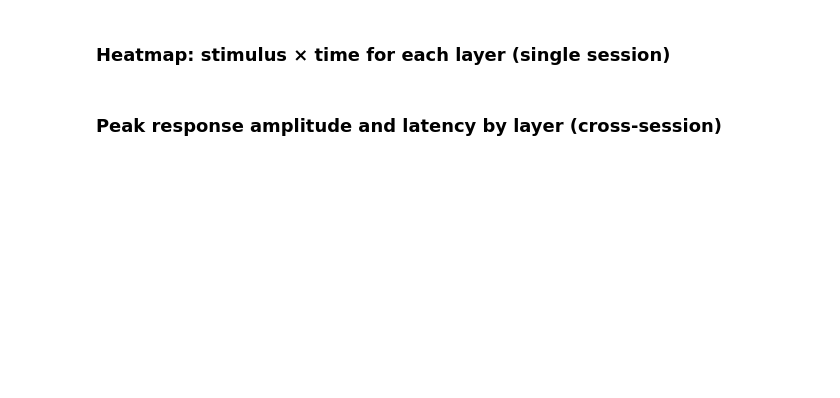
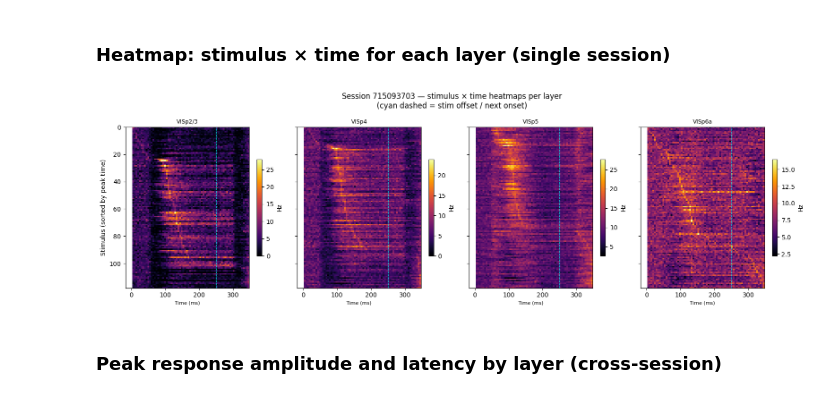
Before and after one commit to pmccthy/designer-waveform, a Jupyter notebook: nb/21_04_26_allen_natural_scene_v1_alllayers_vis.ipynb, the cells around one changed output. Cells and saved outputs as stored; diff of their text form; code cells hidden in the pictures; blank space fills up the shorter version.

```diff
--- a/nb/21_04_26_allen_natural_scene_v1_alllayers_vis.ipynb
+++ b/nb/21_04_26_allen_natural_scene_v1_alllayers_vis.ipynb
@@ -230,35 +260,38 @@ bin_size  = float(np.diff(s['bin_edges'][:2]))
 responses = s['responses']
 layers    = np.array(s['layer'])
 t_ms      = s['bin_edges'][:-1] * 1000 + bin_size * 500  # bin centres in ms
 
-layers_present = [l for l in LAYER_ORDER if l in np.unique(layers)] + \
-                 [l for l in np.unique(layers) if l not in LAYER_ORDER]
+unique_layers = np.unique(layers)
+layers_present = [l for l in LAYER_ORDER if l in unique_layers] + \
+                 [l for l in unique_layers if l not in LAYER_ORDER and 'SSp' not in l]
 
 fig, axes = plt.subplots(1, len(layers_present),
                           figsize=(4 * len(layers_present), 5),
                           sharey=True)
 if len(layers_present) == 1:
     axes = [axes]
 
 for ax, lyr in zip(axes, layers_present):
     mask = layers == lyr
     heatmap = responses[:, :, :, mask].mean(axis=(1, 3)) / bin_size  # (stim, bins) in Hz
     sort_idx = np.argsort(np.argmax(heatmap, axis=1))
     im = ax.imshow(heatmap[sort_idx],
                    aspect='auto', origin='upper',
                    extent=[t_ms[0], t_ms[-1], heatmap.shape[0], 0],
                    cmap='inferno')
     ax.axvline(T_STIM_ONSET  * 1000, color='w', lw=0.9, ls='--')
     ax.axvline(T_STIM_OFFSET * 1000, color='cyan', lw=0.9, ls='--')
     ax.set_title(lyr, fontsize=9)
     ax.set_xlabel('Time (ms)', fontsize=8)
     fig.colorbar(im, ax=ax, label='Hz', shrink=0.6)
 
 axes[0].set_ylabel('Stimulus (sorted by peak time)')
 fig.suptitle(f"Session {s['session_id']} — stimulus × time heatmaps per layer\n"
              "(cyan dashed = stim offset / next onset)")
 fig.tight_layout()
 plt.show()
+# %% [output]
+[figure, added]
 # %% [markdown]
 ### Peak response amplitude and latency by layer (cross-session)
 # %%
```
Also changed, not shown: parts of 10 cells of this notebook, 10 other files.
